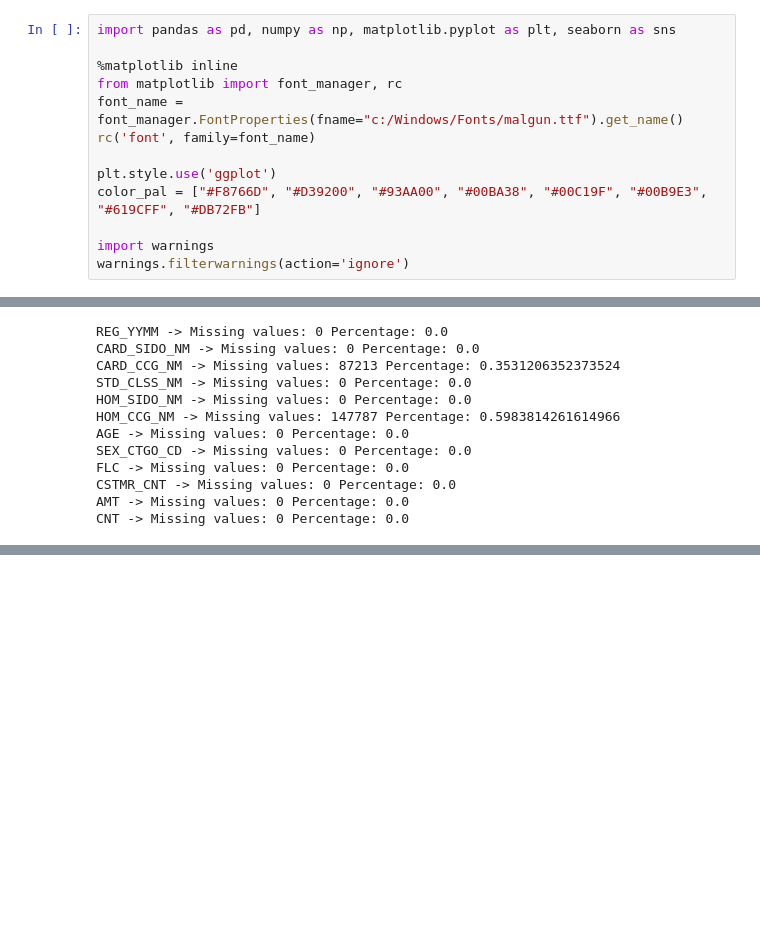
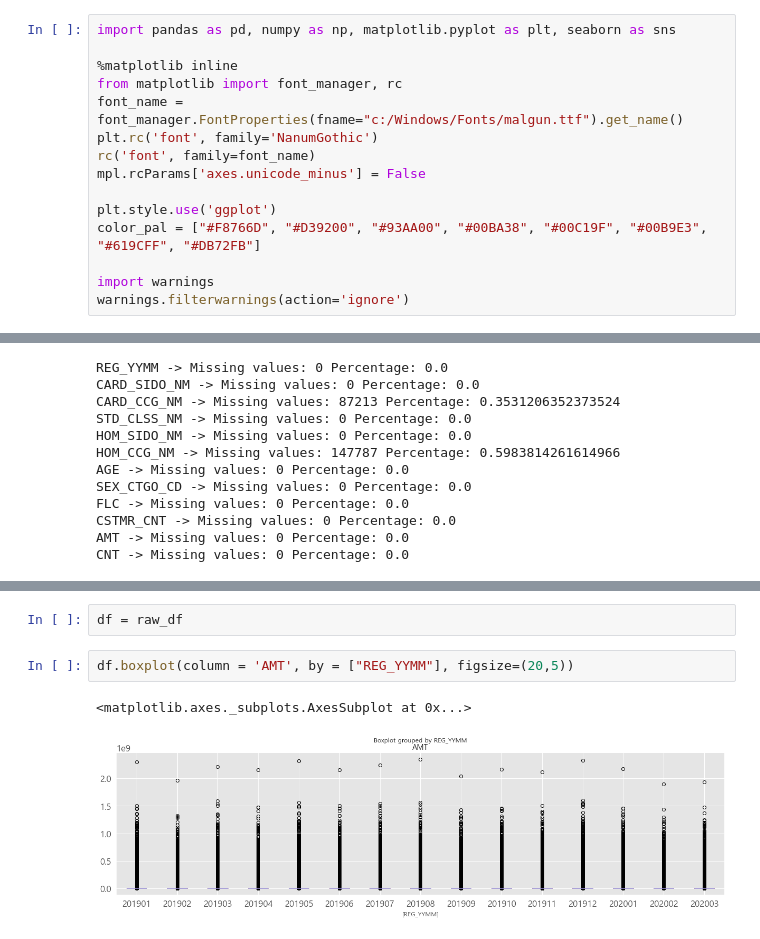
Before and after one commit to Hinterhalter/Jeju-Card-Use-Predict, a Jupyter notebook: Jeju_EDA.ipynb, the cells around one changed output, grey strips where cells are left out. Saved outputs shown, nothing was run; the diff lists cells and outputs as text; blank space fills up the shorter version.

```diff
--- a/Jeju_EDA.ipynb
+++ b/Jeju_EDA.ipynb
@@ -4,7 +4,9 @@ import pandas as pd, numpy as np, matplotlib.pyplot as plt, seaborn as sns
 %matplotlib inline
 from matplotlib import font_manager, rc
 font_name = font_manager.FontProperties(fname="c:/Windows/Fonts/malgun.ttf").get_name()
+plt.rc('font', family='NanumGothic')
 rc('font', family=font_name)
+mpl.rcParams['axes.unicode_minus'] = False
 
 plt.style.use('ggplot')
 color_pal = ["#F8766D", "#D39200", "#93AA00", "#00BA38", "#00C19F", "#00B9E3", "#619CFF", "#DB72FB"]
@@ -93,0 +120,7 @@ CNT -> Missing values: 0 Percentage: 0.0
+# %%
+df = raw_df
+# %%
+df.boxplot(column = 'AMT', by = ["REG_YYMM"], figsize=(20,5))
+# %% [output]
+<matplotlib.axes._subplots.AxesSubplot at 0x...>
+[figure, added]
```
Also changed, not shown: parts of 8 cells of this notebook.
